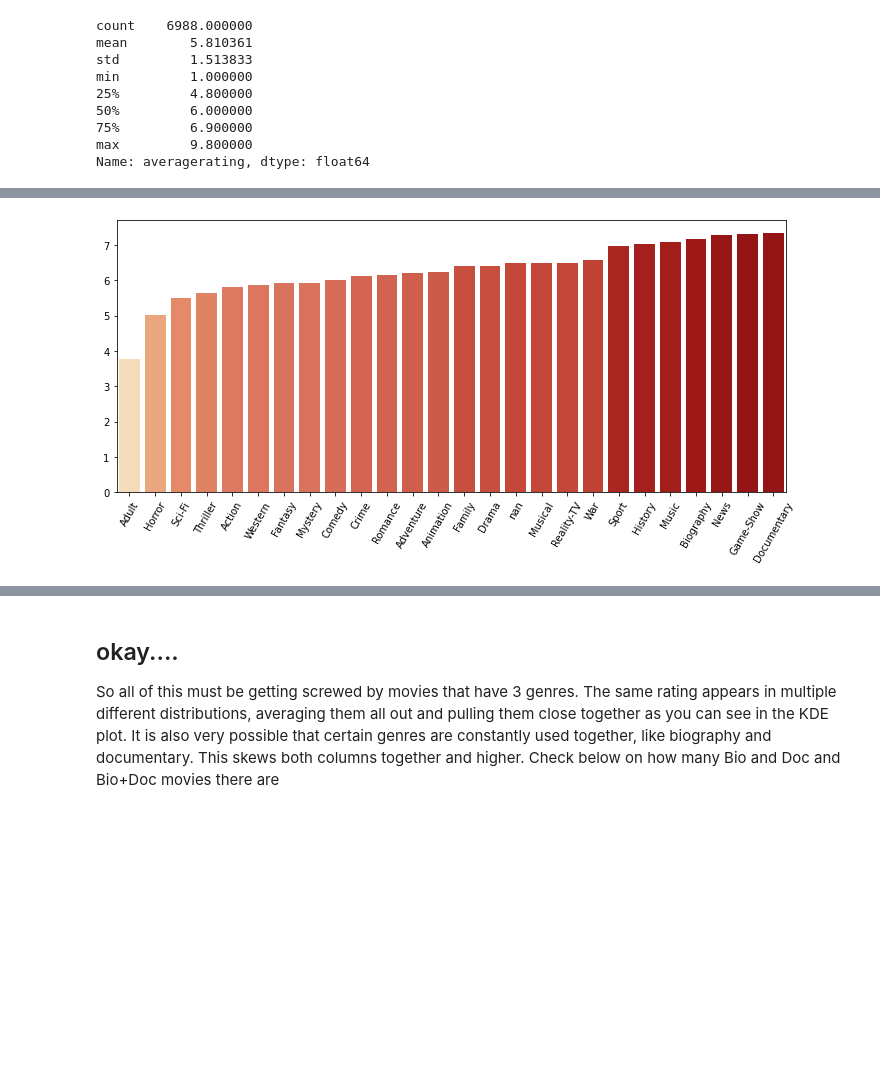
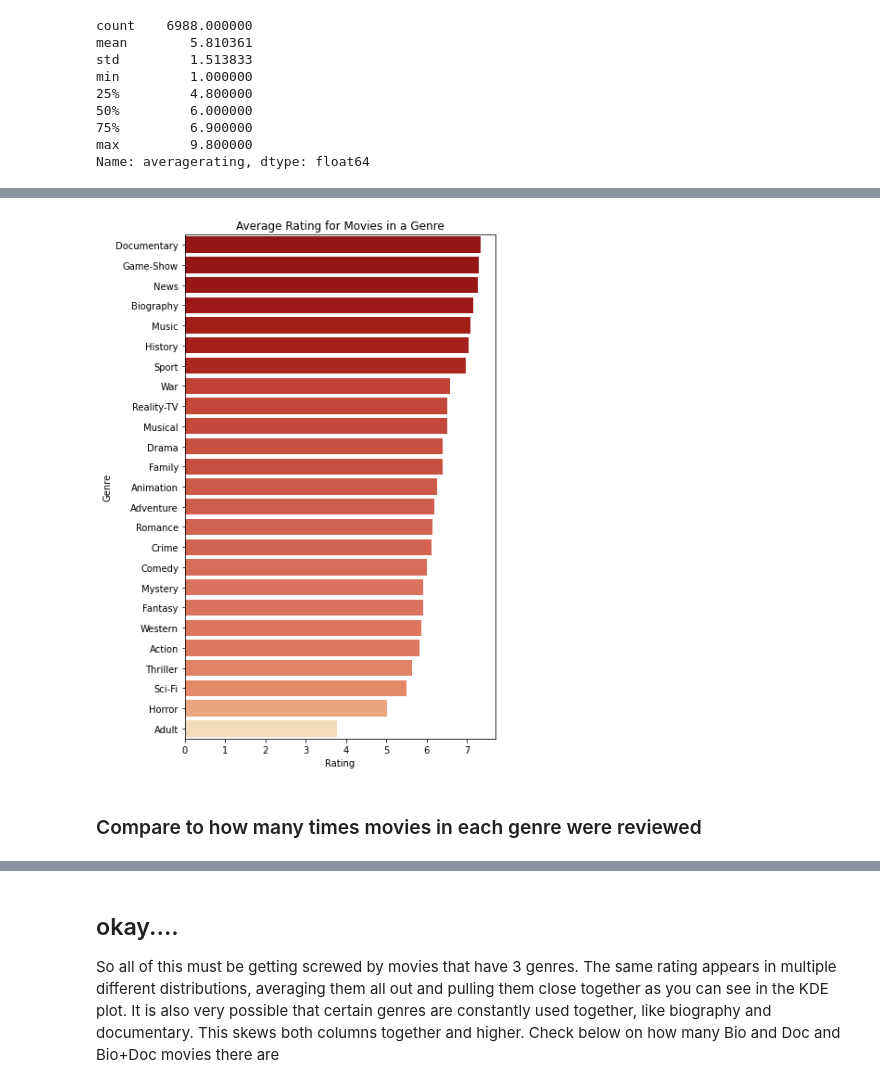
Before and after one commit to jonnyhof/phase1_project, a Jupyter notebook: scratch.ipynb, the cells around one changed output, grey strips where cells are left out. Cells and saved outputs as stored; diff of their text form; code cells hidden in the pictures; blank space fills up the shorter version.

```diff
--- a/scratch.ipynb
+++ b/scratch.ipynb
@@ -152,6 +176,6 @@ list_of_genre_types.sort()
 # Also should remove NaN
 
 list_of_genre_types.remove('Short')
-#list_of_genre_types.remove('nan')
+list_of_genre_types.remove('nan')
 list_of_genre_types
 # %% [output]
@@ -256,17 +299,27 @@ ax.tick_params(axis='x', labelrotation = 60)
 # %%
 # Lets try ascending to see if it looks better
 ratings_dict_sorted = dict(sorted(ratings_dict.items(), key=lambda item: item[1]))
 
-ratings_sorted = [value for key, value in ratings_dict_sorted.items()]
-genres_sorted = [key for key, value in ratings_dict_sorted.items()]
+# From new sorted dictionary, make sorted lists for plotting
+ratings_sorted = [value for key, value in ratings_dict_sorted.items()][::-1]
+genres_sorted = [key for key, value in ratings_dict_sorted.items()][::-1]
 
+# Normalize colormap for data range
 norm = plt.Normalize(min(ratings_sorted)-1, max(ratings_sorted)+.5)
 colors = plt.cm.OrRd(norm(ratings_sorted))
 
-fig, ax = plt.subplots(figsize=(12,5))
+# Define plot
+fig, ax = plt.subplots(figsize=(6,10))
 
-sns.barplot(genres_sorted, ratings_sorted, palette = colors)
 
-ax.tick_params(axis='x', labelrotation = 60)
+# Draw plot
+sns.barplot(ratings_sorted, genres_sorted, palette = colors, orient='horizonatal')
+
+ax.tick_params(axis='x', labelrotation = 0)
+ax.set_xlabel('Rating')
+ax.set_ylabel('Genre')
+ax.set_title('Average Rating for Movies in a Genre');
 # %% [output]
-[figure, old version]
+[figure, new version]
+# %% [markdown]
+### Compare to how many times movies in each genre were reviewed
```
Also changed, not shown: parts of 16 cells of this notebook.
